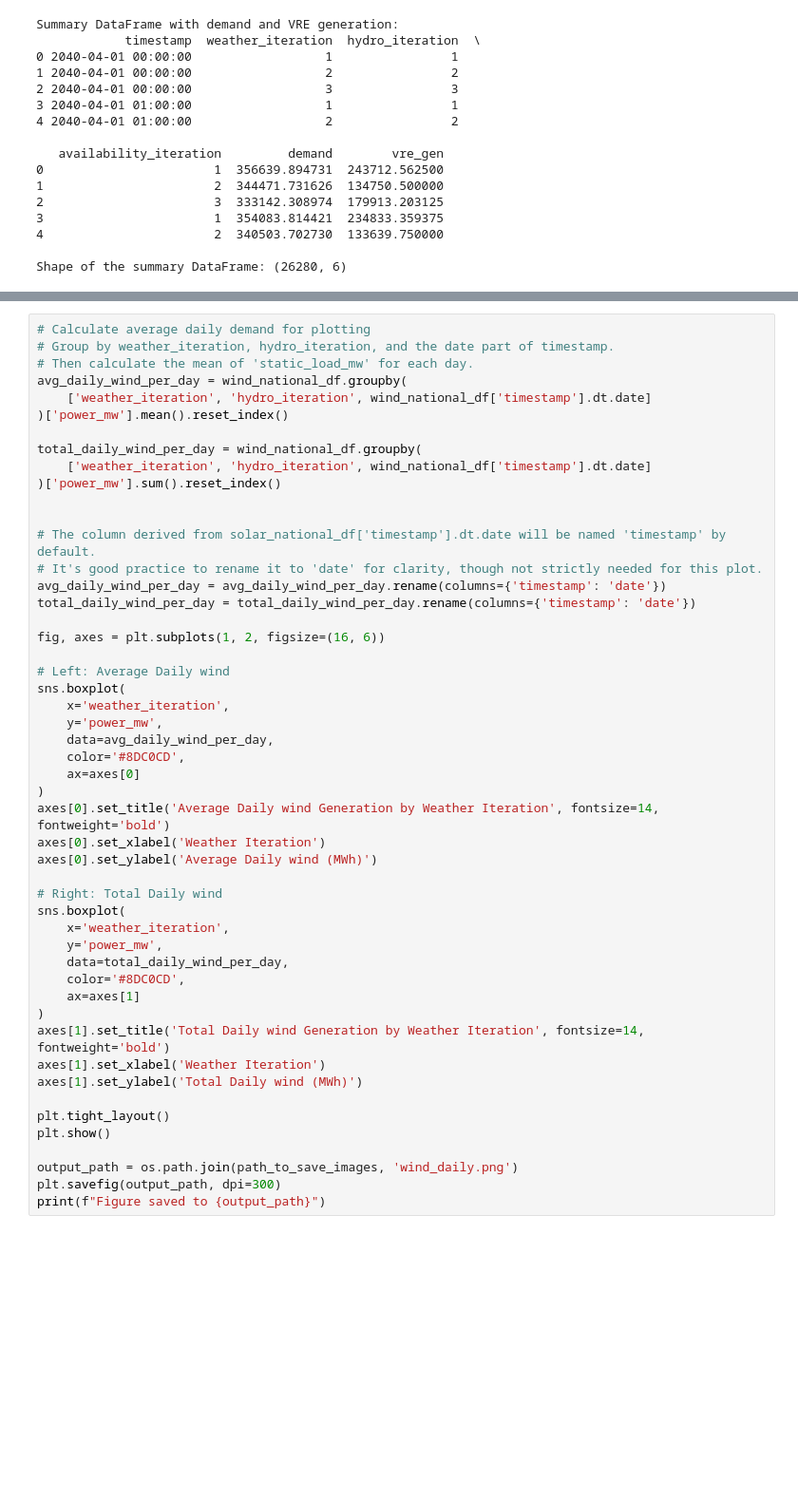
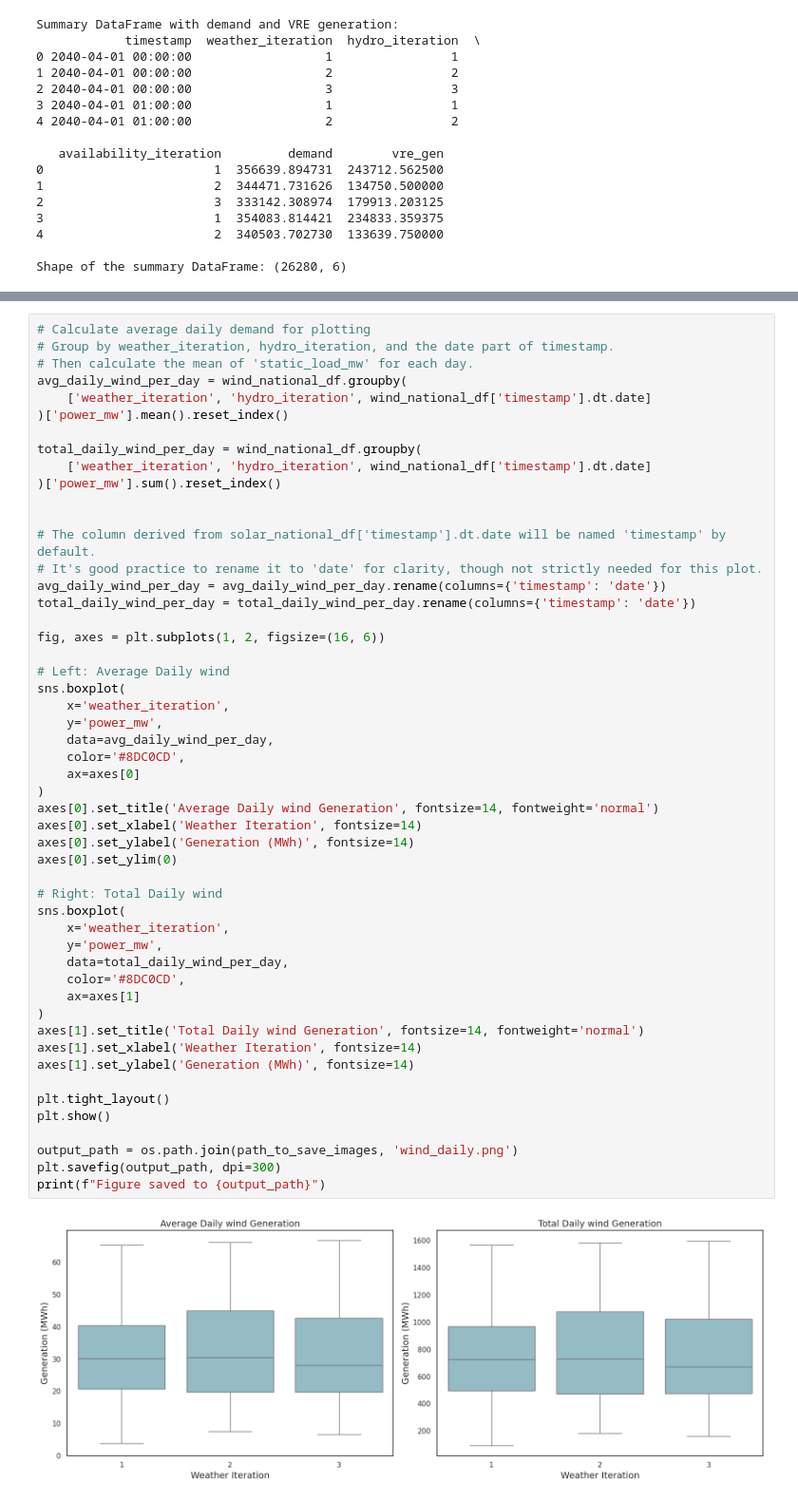
Before and after one commit to cetlab-ucsb/gridpath_india_viz, a Jupyter notebook: software/tech_plots_ra.ipynb, the cells around one changed output, grey strips where cells are left out. Shown at 95% size. Cells and saved outputs as stored; diff of their text form; blank space fills up the shorter version.

```diff
--- a/software/tech_plots_ra.ipynb
+++ b/software/tech_plots_ra.ipynb
@@ -550,36 +629,39 @@ total_daily_wind_per_day = wind_national_df.groupby(
 # It's good practice to rename it to 'date' for clarity, though not strictly needed for this plot.
 avg_daily_wind_per_day = avg_daily_wind_per_day.rename(columns={'timestamp': 'date'})
 total_daily_wind_per_day = total_daily_wind_per_day.rename(columns={'timestamp': 'date'})
 
 fig, axes = plt.subplots(1, 2, figsize=(16, 6))
 
 # Left: Average Daily wind
 sns.boxplot(
     x='weather_iteration',
     y='power_mw',
     data=avg_daily_wind_per_day,
     color='#8DC0CD',
     ax=axes[0]
 )
-axes[0].set_title('Average Daily wind Generation by Weather Iteration', fontsize=14, fontweight='bold')
-axes[0].set_xlabel('Weather Iteration')
-axes[0].set_ylabel('Average Daily wind (MWh)')
+axes[0].set_title('Average Daily wind Generation', fontsize=14, fontweight='normal')
+axes[0].set_xlabel('Weather Iteration', fontsize=14)
+axes[0].set_ylabel('Generation (MWh)', fontsize=14)
+axes[0].set_ylim(0)
 
 # Right: Total Daily wind
 sns.boxplot(
     x='weather_iteration',
     y='power_mw',
     data=total_daily_wind_per_day,
     color='#8DC0CD',
     ax=axes[1]
 )
-axes[1].set_title('Total Daily wind Generation by Weather Iteration', fontsize=14, fontweight='bold')
-axes[1].set_xlabel('Weather Iteration')
-axes[1].set_ylabel('Total Daily wind (MWh)')
+axes[1].set_title('Total Daily wind Generation', fontsize=14, fontweight='normal')
+axes[1].set_xlabel('Weather Iteration', fontsize=14)
+axes[1].set_ylabel('Generation (MWh)', fontsize=14)
 
 plt.tight_layout()
 plt.show()
 
 output_path = os.path.join(path_to_save_images, 'wind_daily.png')
 plt.savefig(output_path, dpi=300)
 print(f"Figure saved to {output_path}")
+# %% [output]
+[figure, added]
```
Also changed, not shown: parts of 15 cells of this notebook.
